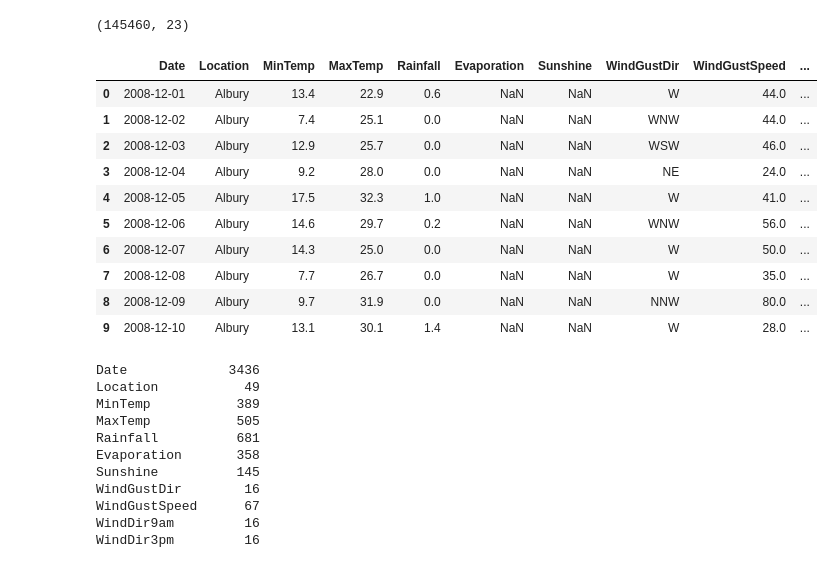
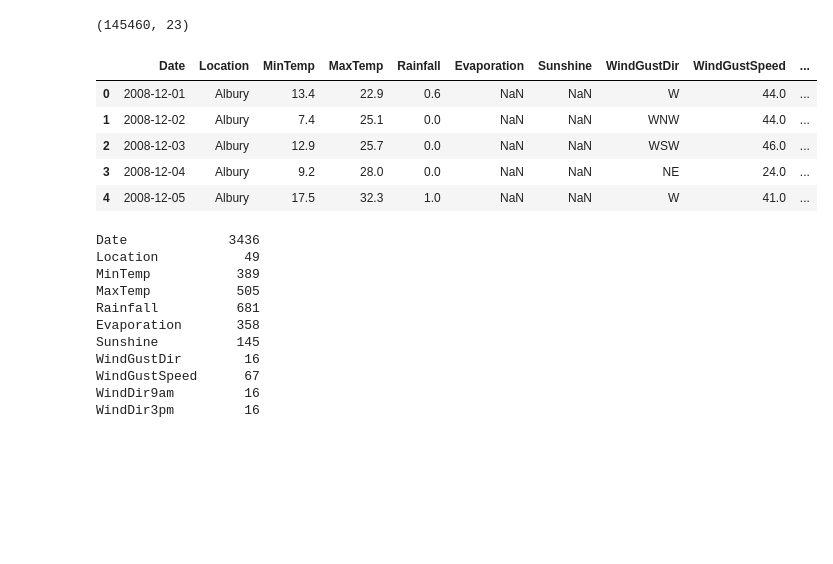
Before and after one commit to diegosarina-ceia/AMq1, a Jupyter notebook: TP_Final_AD_WeatherAustralia.ipynb, the cells around one changed output. Saved outputs shown, nothing was run; the diff lists cells and outputs as text; code cells hidden in the pictures; blank space fills up the shorter version.

```diff
--- a/TP_Final_AD_WeatherAustralia.ipynb
+++ b/TP_Final_AD_WeatherAustralia.ipynb
@@ -69,19 +69,14 @@ print(weather_df.shape)
 (145460, 23)
 # %%
 # Visualizacion de las primeras 10 filas
-weather_df.head(10)
+weather_df.head(5)
 # %% [output]
 |  | Date | Location | MinTemp | MaxTemp | Rainfall | Evaporation | Sunshine | WindGustDir | WindGustSpeed | ... |
 | 0 | 2008-12-01 | Albury | 13.4 | 22.9 | 0.6 | NaN | NaN | W | 44.0 | ... |
 | 1 | 2008-12-02 | Albury | 7.4 | 25.1 | 0.0 | NaN | NaN | WNW | 44.0 | ... |
 | 2 | 2008-12-03 | Albury | 12.9 | 25.7 | 0.0 | NaN | NaN | WSW | 46.0 | ... |
 | 3 | 2008-12-04 | Albury | 9.2 | 28.0 | 0.0 | NaN | NaN | NE | 24.0 | ... |
 | 4 | 2008-12-05 | Albury | 17.5 | 32.3 | 1.0 | NaN | NaN | W | 41.0 | ... |
-| 5 | 2008-12-06 | Albury | 14.6 | 29.7 | 0.2 | NaN | NaN | WNW | 56.0 | ... |
-| 6 | 2008-12-07 | Albury | 14.3 | 25.0 | 0.0 | NaN | NaN | W | 50.0 | ... |
-| 7 | 2008-12-08 | Albury | 7.7 | 26.7 | 0.0 | NaN | NaN | W | 35.0 | ... |
-| 8 | 2008-12-09 | Albury | 9.7 | 31.9 | 0.0 | NaN | NaN | NNW | 80.0 | ... |
-| 9 | 2008-12-10 | Albury | 13.1 | 30.1 | 1.4 | NaN | NaN | W | 28.0 | ... |
 # %%
 weather_df.nunique()
 # %% [output]
```
Also changed, not shown: parts of 25 cells of this notebook.
